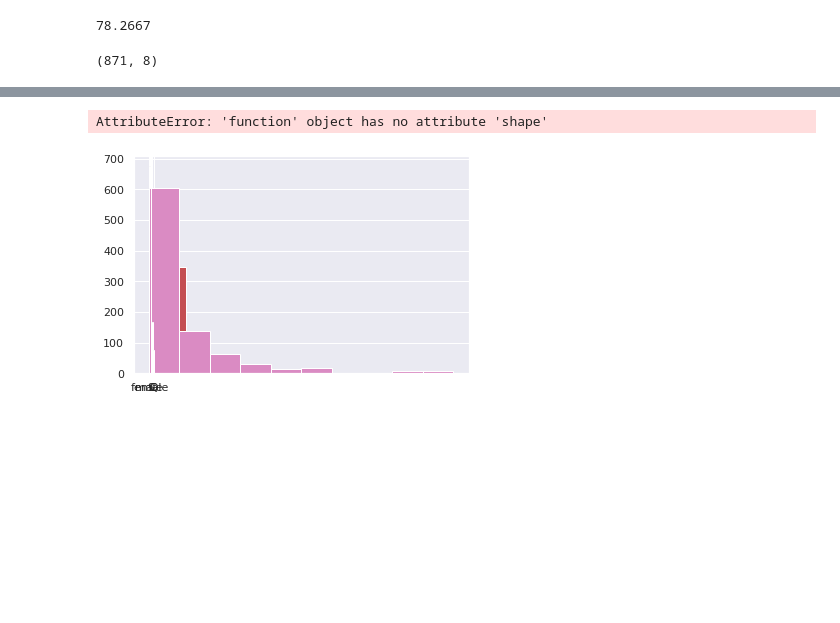
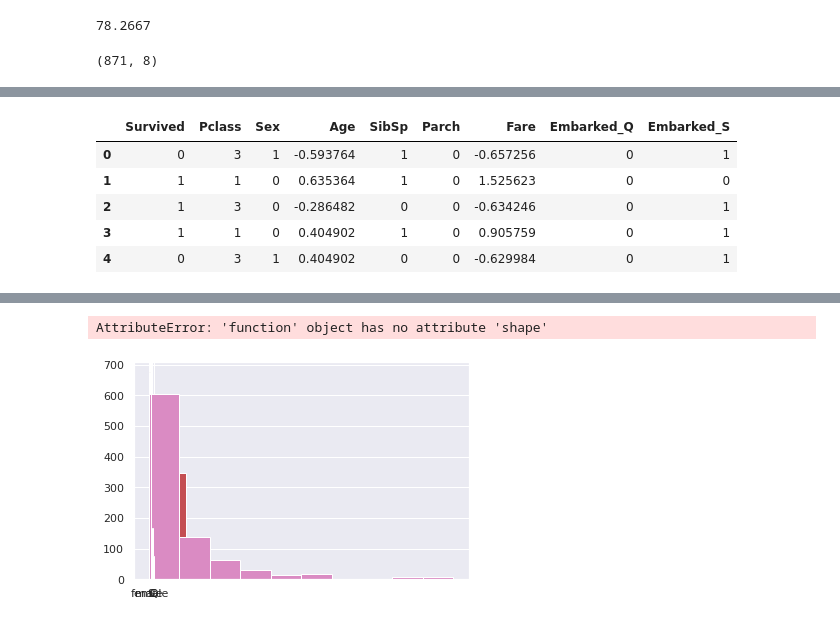
Before and after one commit to nikunjprajapati22/Scaler_Hackathon, a Jupyter notebook: Titanic_Scaler_Hackathon.ipynb, the cells around one changed output, grey strips where cells are left out. Cells and saved outputs as stored; diff of their text form; code cells hidden in the pictures; blank space fills up the shorter version.

```diff
--- a/Titanic_Scaler_Hackathon.ipynb
+++ b/Titanic_Scaler_Hackathon.ipynb
@@ -370,0 +427,9 @@ df.shape
+# %%
+df.head()
+# %% [output]
+|  | Survived | Pclass | Sex | Age | SibSp | Parch | Fare | Embarked_Q | Embarked_S |
+| 0 | 0 | 3 | 1 | -0.593764 | 1 | 0 | -0.657256 | 0 | 1 |
+| 1 | 1 | 1 | 0 | 0.635364 | 1 | 0 | 1.525623 | 0 | 0 |
+| 2 | 1 | 3 | 0 | -0.286482 | 0 | 0 | -0.634246 | 0 | 1 |
+| 3 | 1 | 1 | 0 | 0.404902 | 1 | 0 | 0.905759 | 0 | 1 |
+| 4 | 0 | 3 | 1 | 0.404902 | 0 | 0 | -0.629984 | 0 | 1 |
```
Also changed, not shown: parts of 10 cells of this notebook.
